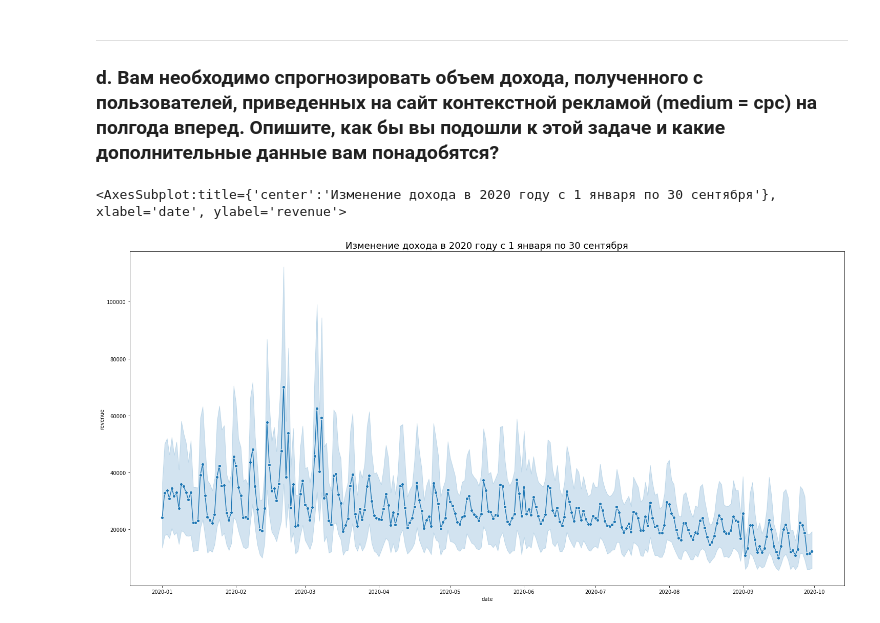
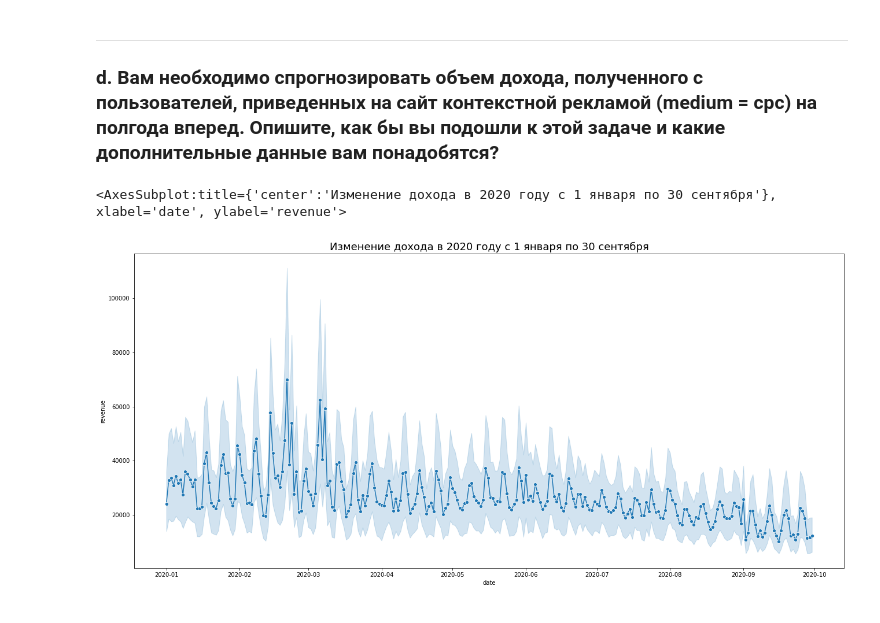
Before and after one commit to Lasiagrostis/per-aspera-ad-astra, a Jupyter notebook: Case_R.ipynb, the cells around one changed output. Saved outputs shown, nothing was run; the diff lists cells and outputs as text; code cells hidden in the pictures.

```diff
--- a/Case_R.ipynb
+++ b/Case_R.ipynb
@@ -79,9 +81,9 @@ sns.histplot(weekdays["cr"], ax=axes[1], stat='density')
 ---
 ### d.	Вам необходимо спрогнозировать объем дохода, полученного с пользователей, приведенных на сайт контекстной рекламой (medium = cpc) на полгода вперед. Опишите, как бы вы подошли к этой задаче и какие дополнительные данные вам понадобятся?
 # %%
-plt.figure(figsize=(25, 12))
+plt.figure(figsize=(22, 10))
 plt.title(label="Изменение дохода в 2020 году с 1 января по 30 сентября", fontsize = 18)
 sns.lineplot(data=df.query("medium == 'cpc'"), x='date', y='revenue', marker='o')
 # %% [output]
 <AxesSubplot:title={'center':'Изменение дохода в 2020 году с 1 января по 30 сентября'}, xlabel='date', ylabel='revenue'>
-[figure, old version]
+[figure, new version]
```
Also changed, not shown: parts of 6 cells of this notebook.
